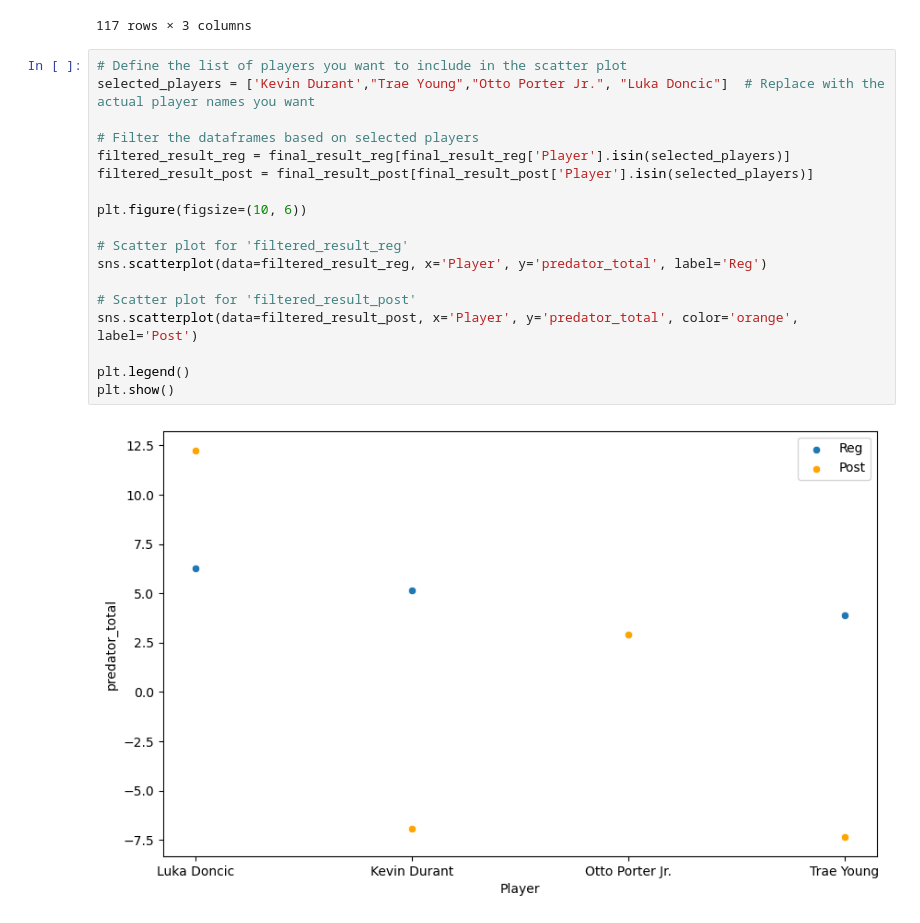
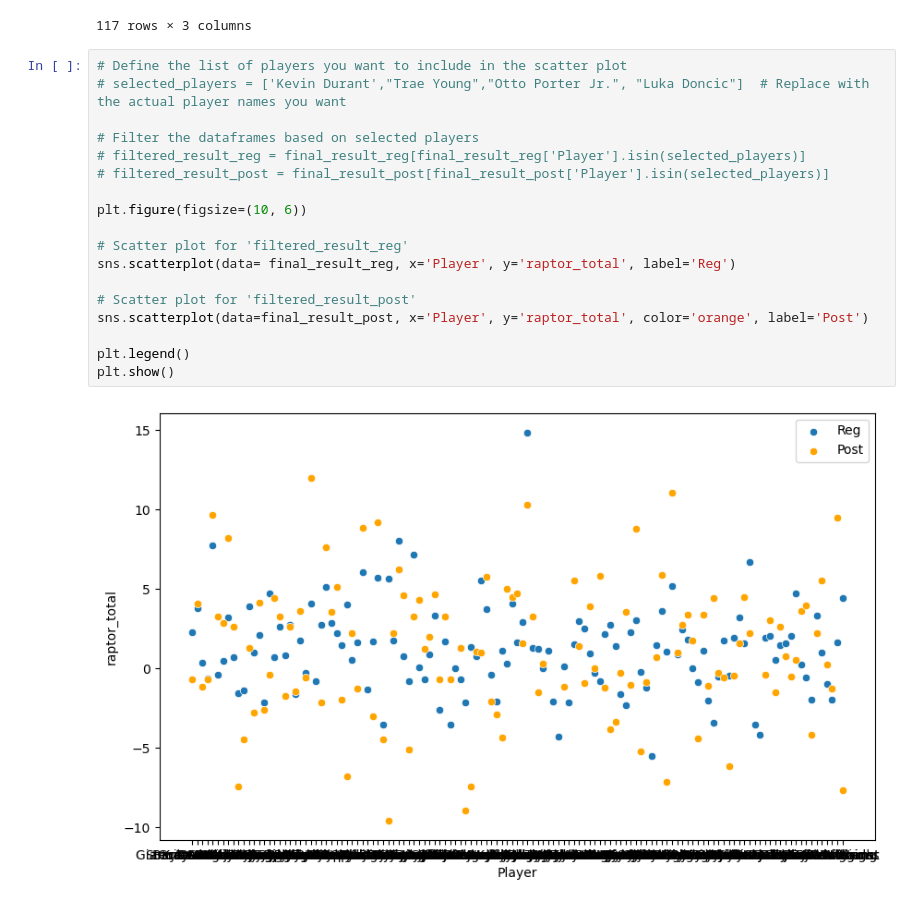
Before and after one commit to samthemanwise/Stat386Project, a Jupyter notebook: playground.ipynb, the cells around one changed output. Saved outputs shown, nothing was run; the diff lists cells and outputs as text.

```diff
--- a/playground.ipynb
+++ b/playground.ipynb
@@ -178,22 +179,22 @@ master_df.sort_values(by='predator_diff', ascending=False)
 117 rows × 3 columns
 # %%
 # Define the list of players you want to include in the scatter plot
-selected_players = ['Kevin Durant',"Trae Young","Otto Porter Jr.", "Luka Doncic"]  # Replace with the actual player names you want
+# selected_players = ['Kevin Durant',"Trae Young","Otto Porter Jr.", "Luka Doncic"]  # Replace with the actual player names you want
 
 # Filter the dataframes based on selected players
-filtered_result_reg = final_result_reg[final_result_reg['Player'].isin(selected_players)]
-filtered_result_post = final_result_post[final_result_post['Player'].isin(selected_players)]
+# filtered_result_reg = final_result_reg[final_result_reg['Player'].isin(selected_players)]
+# filtered_result_post = final_result_post[final_result_post['Player'].isin(selected_players)]
 
 plt.figure(figsize=(10, 6))
 
 # Scatter plot for 'filtered_result_reg'
-sns.scatterplot(data=filtered_result_reg, x='Player', y='predator_total', label='Reg')
+sns.scatterplot(data= final_result_reg, x='Player', y='raptor_total', label='Reg')
 
 # Scatter plot for 'filtered_result_post'
-sns.scatterplot(data=filtered_result_post, x='Player', y='predator_total', color='orange', label='Post')
+sns.scatterplot(data=final_result_post, x='Player', y='raptor_total', color='orange', label='Post')
 
 plt.legend()
 plt.show()
 # %% [output]
-[figure, old version]
+[figure, new version]
 # %%
```
Also changed, not shown: parts of 2 cells of this notebook.
